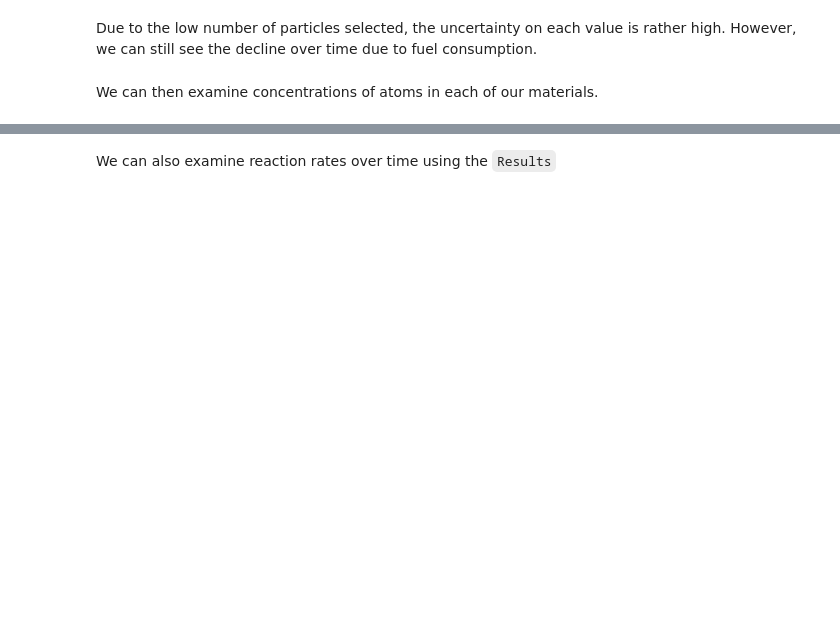
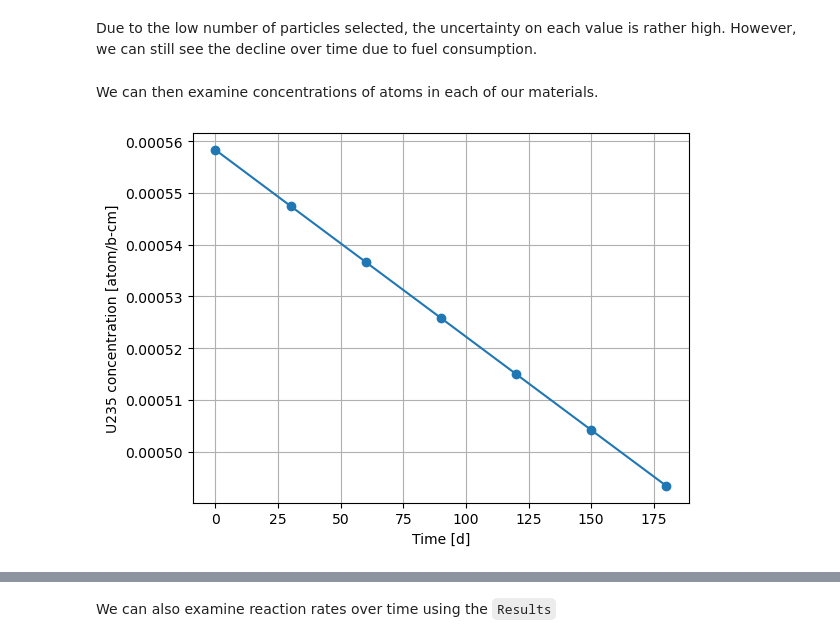
Before and after one commit to aprilnovak/openmc-education, a Jupyter notebook: depletion-08/solution-08.ipynb, the cells around one changed output, grey strips where cells are left out. Cells and saved outputs as stored; diff of their text form; code cells hidden in the pictures; blank space fills up the shorter version.

```diff
--- a/depletion-08/solution-08.ipynb
+++ b/depletion-08/solution-08.ipynb
@@ -118,7 +199,10 @@ We can then examine concentrations of atoms in each of our materials.
 _, u5 = results.get_atoms(fuel_material, "U235", nuc_units='atom/b-cm')
 _, xe135 = results.get_atoms(fuel_material, "Xe135", nuc_units='atom/b-cm')
 # %%
-plt.plot(time, u5, label="U235")
+plt.plot(time, u5, label="U235", marker='o')
+plt.grid()
 plt.xlabel("Time [d]")
 plt.ylabel("U235 concentration [atom/b-cm]");
+# %% [output]
+[figure, added]
 # %%
```
Also changed, not shown: parts of 25 cells of this notebook, 1 other file.
